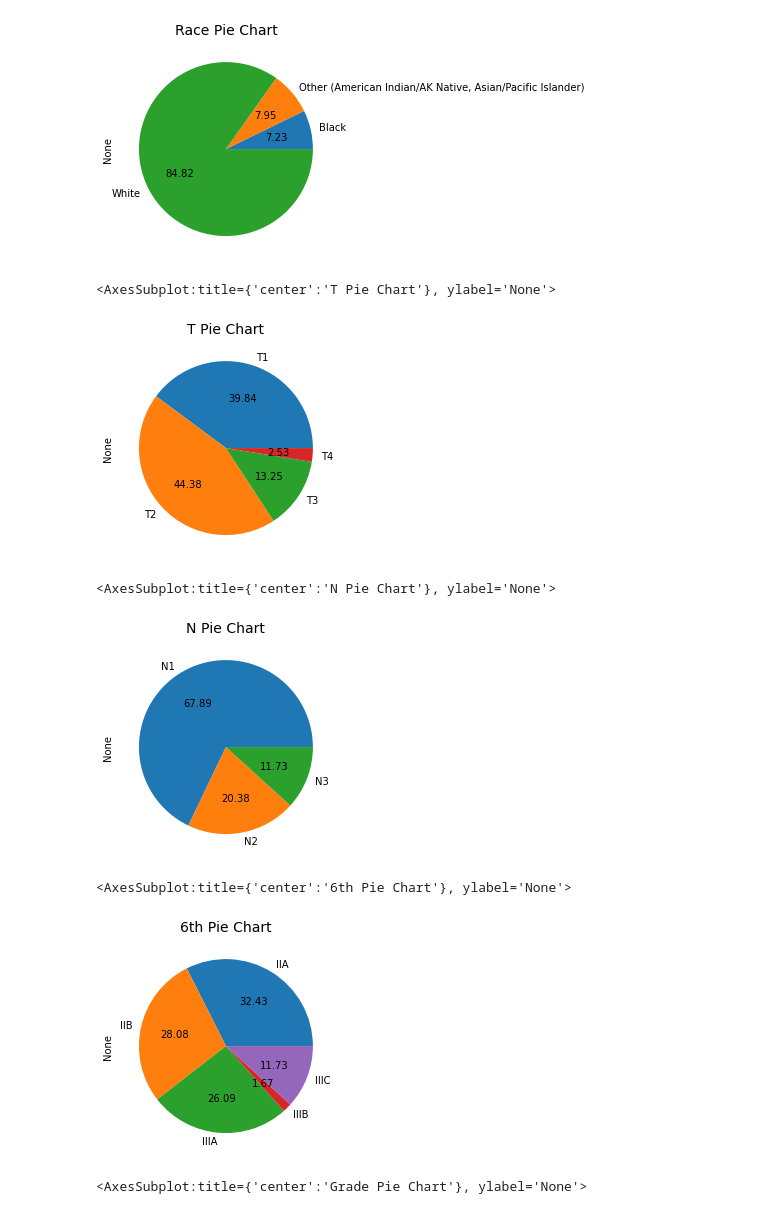
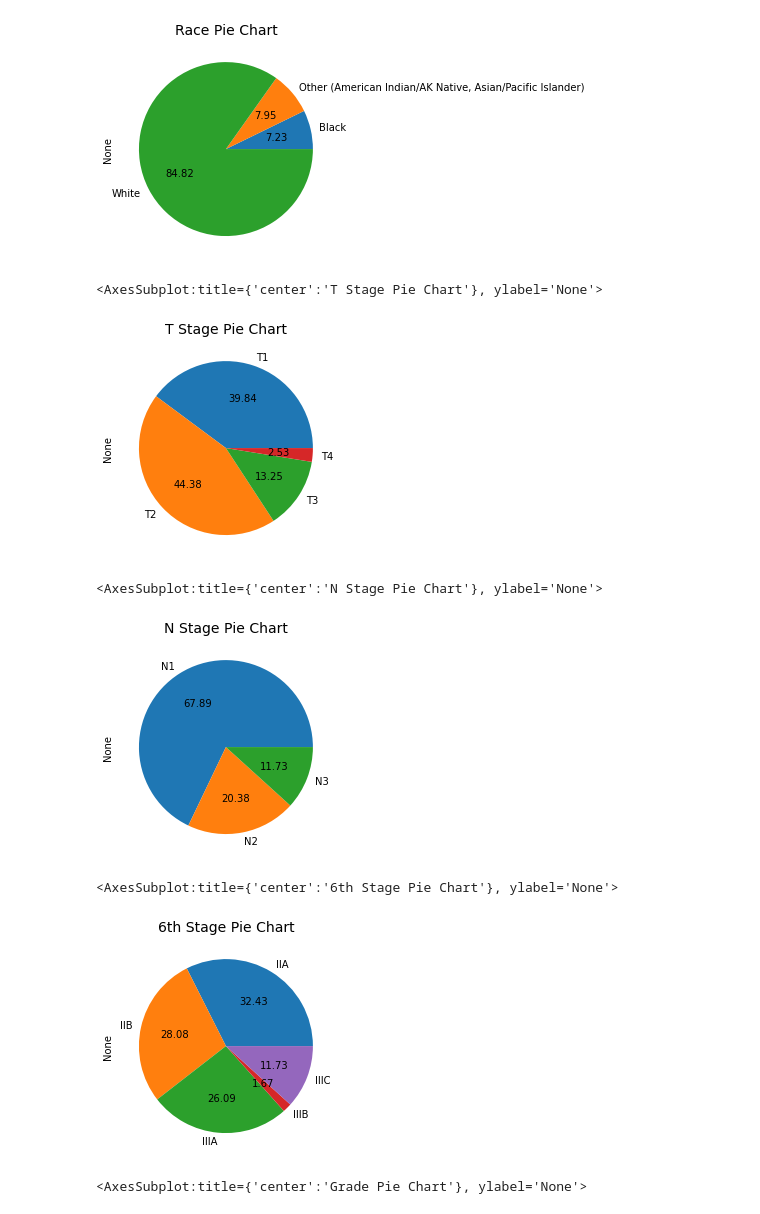
Before and after one commit to MayaHayat/BreastCancer_Classification, a Jupyter notebook: Breast Cancer.ipynb, the cells around one changed output. Saved outputs shown, nothing was run; the diff lists cells and outputs as text; code cells hidden in the pictures.

```diff
--- a/Breast Cancer.ipynb
+++ b/Breast Cancer.ipynb
@@ -225,25 +243,25 @@ fig2
 [figure]
 # %%
 fig3 = df.groupby('T Stage').size().plot(kind='pie', autopct='%.2f')
-fig3.set_title("T Pie Chart", fontdict={'fontsize': 14})
+fig3.set_title("T Stage Pie Chart", fontdict={'fontsize': 14})
 fig3
 # %% [output]
-<AxesSubplot:title={'center':'T Pie Chart'}, ylabel='None'>
+<AxesSubplot:title={'center':'T Stage Pie Chart'}, ylabel='None'>
-[figure, old version]
+[figure, new version]
 # %%
 fig4 = df.groupby('N Stage').size().plot(kind='pie', autopct='%.2f')
-fig4.set_title("N Pie Chart", fontdict={'fontsize': 14})
+fig4.set_title("N Stage Pie Chart", fontdict={'fontsize': 14})
 fig4
 # %% [output]
-<AxesSubplot:title={'center':'N Pie Chart'}, ylabel='None'>
+<AxesSubplot:title={'center':'N Stage Pie Chart'}, ylabel='None'>
-[figure, old version]
+[figure, new version]
 # %%
 fig5 = df.groupby('6th Stage').size().plot(kind='pie', autopct='%.2f')
-fig5.set_title("6th Pie Chart", fontdict={'fontsize': 14})
+fig5.set_title("6th Stage Pie Chart", fontdict={'fontsize': 14})
 fig5
 # %% [output]
-<AxesSubplot:title={'center':'6th Pie Chart'}, ylabel='None'>
+<AxesSubplot:title={'center':'6th Stage Pie Chart'}, ylabel='None'>
-[figure, old version]
+[figure, new version]
 # %%
 fig6 = df.groupby('Grade').size().plot(kind='pie', autopct='%.2f')
 fig6.set_title("Grade Pie Chart", fontdict={'fontsize': 14})
```
Also changed, not shown: parts of 62 cells of this notebook.
